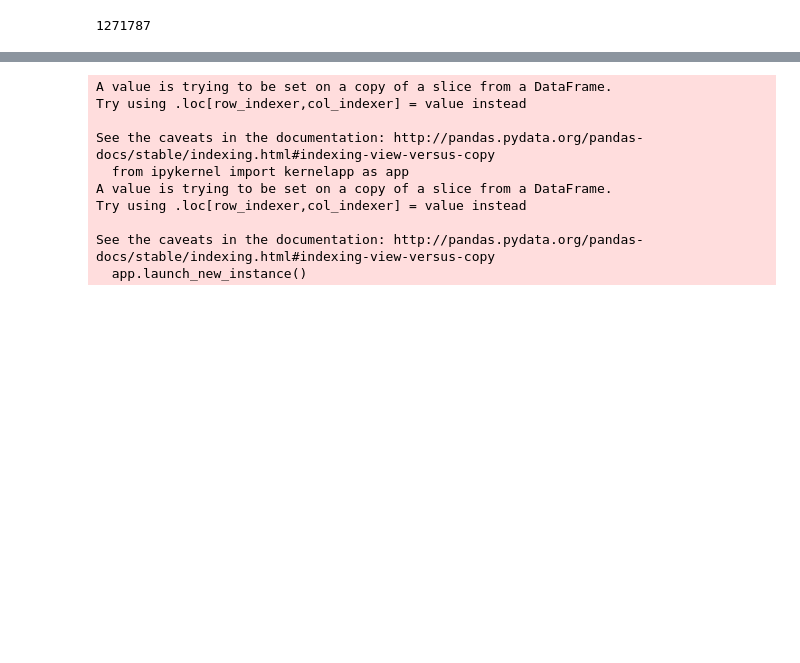
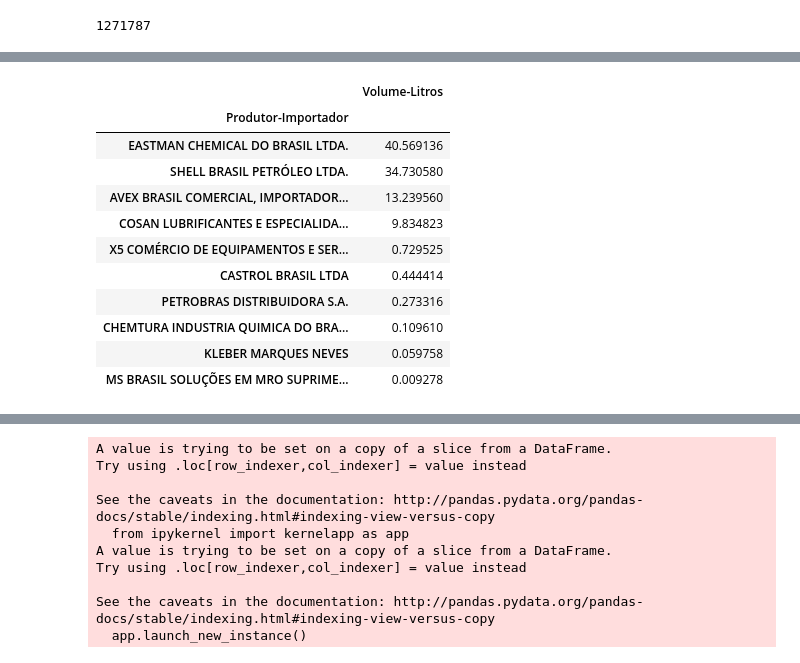
Before and after one commit to jaycwb/udacity, a Jupyter notebook: nanodegree/data_analyst/06_faca_visualizacao_de_dados_eficazes/notebooks/dados_anp_comercializacao_lubrificante.ipynb, the cells around one changed output, grey strips where cells are left out. Saved outputs shown, nothing was run; the diff lists cells and outputs as text; code cells hidden in the pictures; blank space fills up the shorter version.

```diff
--- a/nanodegree/data_analyst/06_faca_visualizacao_de_dados_eficazes/notebooks/dados_anp_comercializacao_lubrificante.ipynb
+++ b/nanodegree/data_analyst/06_faca_visualizacao_de_dados_eficazes/notebooks/dados_anp_comercializacao_lubrificante.ipynb
@@ -177,0 +225,15 @@ aviacao.groupby('Produtor-Importador').sum()['Volume-Litros'].values[0]+aviacao[
+# %%
+empresas_aviacao
+# %% [output]
+|  | Volume-Litros |
+| Produtor-Importador |  |
+| EASTMAN CHEMICAL DO BRASIL LTDA. | 40.569136 |
+| SHELL BRASIL PETRÓLEO LTDA. | 34.730580 |
+| AVEX BRASIL COMERCIAL, IMPORTADOR... | 13.239560 |
+| COSAN LUBRIFICANTES E ESPECIALIDA... | 9.834823 |
+| X5 COMÉRCIO DE EQUIPAMENTOS E SER... | 0.729525 |
+| CASTROL BRASIL LTDA | 0.444414 |
+| PETROBRAS DISTRIBUIDORA S.A. | 0.273316 |
+| CHEMTURA INDUSTRIA QUIMICA DO BRA... | 0.109610 |
+| KLEBER MARQUES NEVES | 0.059758 |
+| MS BRASIL SOLUÇÕES EM MRO SUPRIME... | 0.009278 |
```
Also changed, not shown: parts of 14 cells of this notebook, 2 other files.
